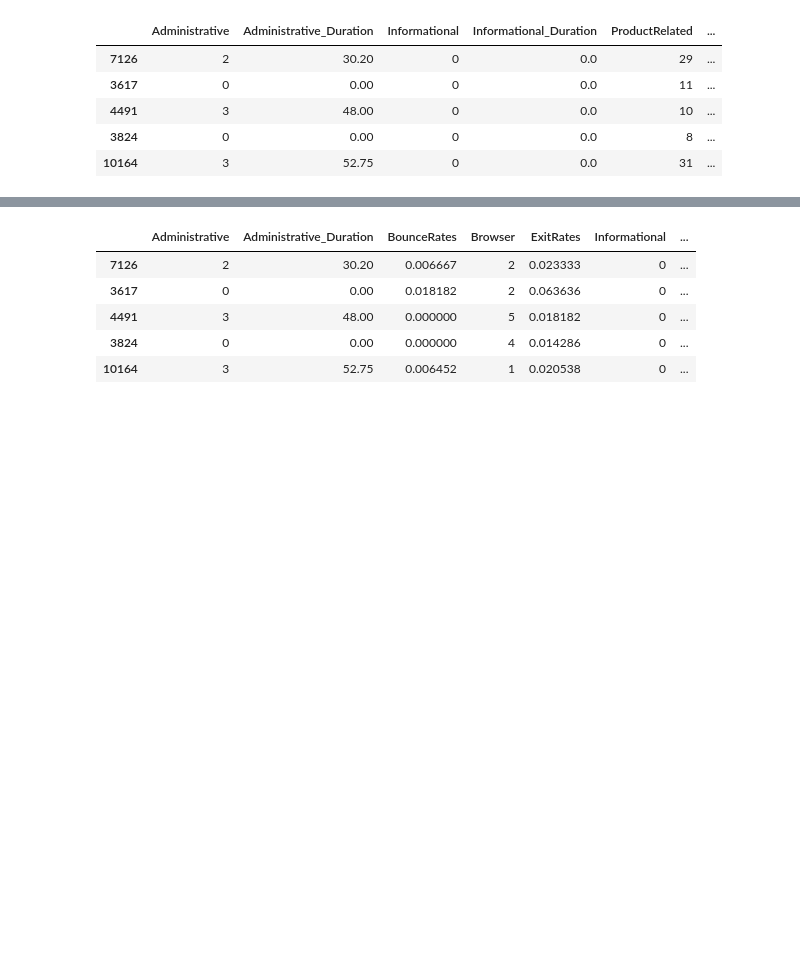
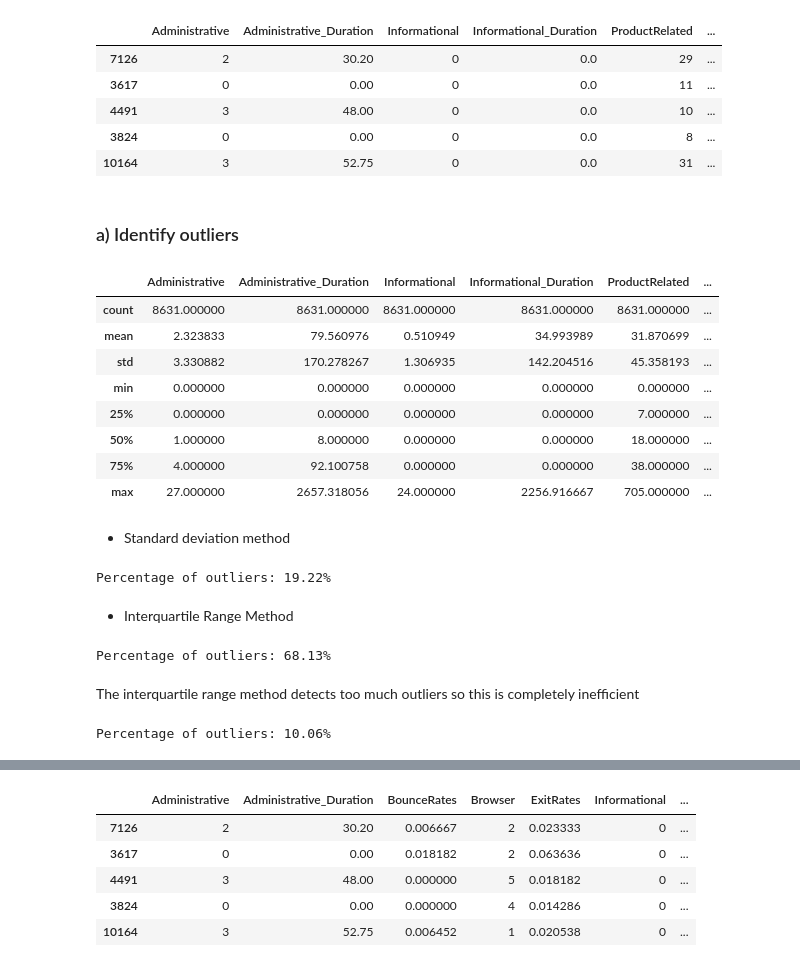
Before and after one commit to camphong24032002/Assignment3-PDS, a Jupyter notebook: Assigment3RMIT.ipynb, the cells around one changed output, grey strips where cells are left out. Drawn from its saved outputs; the diff is of its cells as text; code cells hidden in the pictures; blank space fills up the shorter version.

```diff
--- a/Assigment3RMIT.ipynb
+++ b/Assigment3RMIT.ipynb
@@ -57,7 +61,7 @@ False    10422
 True      1908
 Name: Revenue, dtype: int64
 # %%
-y = df['Revenue']
+y = df['Revenue'].replace({True: 1, False: 0})
 X = df.drop('Revenue', axis=1)
 # %% [markdown]
 Below, we would refer to split the data set into train set and test set with ratio of (70%, 30%) of data set. Moreover, from the train set, we continue spliting a part of it for validation set with ratio of (80%, 20%) of train set.
@@ -130,0 +135,47 @@ nume_cols = X.columns.drop(cate_cols)
+# %% [markdown]
+### a) Identify outliers
+# %%
+X_df.describe()
+# %% [output]
+|  | Administrative | Administrative_Duration | Informational | Informational_Duration | ProductRelated | ... |
+| count | 8631.000000 | 8631.000000 | 8631.000000 | 8631.000000 | 8631.000000 | ... |
+| mean | 2.323833 | 79.560976 | 0.510949 | 34.993989 | 31.870699 | ... |
+| std | 3.330882 | 170.278267 | 1.306935 | 142.204516 | 45.358193 | ... |
+| min | 0.000000 | 0.000000 | 0.000000 | 0.000000 | 0.000000 | ... |
+| 25% | 0.000000 | 0.000000 | 0.000000 | 0.000000 | 7.000000 | ... |
+| 50% | 1.000000 | 8.000000 | 0.000000 | 0.000000 | 18.000000 | ... |
+| 75% | 4.000000 | 92.100758 | 0.000000 | 0.000000 | 38.000000 | ... |
+| max | 27.000000 | 2657.318056 | 24.000000 | 2256.916667 | 705.000000 | ... |
+# %% [markdown]
+* Standard deviation method
+# %%
+data_mean, data_std = np.mean(train_X_df[nume_cols]), np.std(train_X_df[nume_cols])
+# identify outliers
+cut_off = data_std * 3
+lower, upper = data_mean - cut_off, data_mean + cut_off
+outlier_std_df = train_X_df[~((train_X_df[nume_cols] < lower) | (train_X_df[nume_cols] > upper)).any(axis=1)]
+print('Percentage of outliers: ',round((1-len(outlier_std_df)/len(train_X_df))*100, 2),'%', sep='')
+# %% [output]
+Percentage of outliers: 19.22%
+# %% [markdown]
+* Interquartile Range Method
+# %%
+Q1 = train_X_df[nume_cols].quantile(0.25)
+Q3 = train_X_df[nume_cols].quantile(0.75)
+IQR = Q3 - Q1
+
+outlier_iqr_df = train_X_df[~((train_X_df[nume_cols] < (Q1 - 1.5 * IQR)) |(train_X_df[nume_cols] > (Q3 + 1.5 * IQR))).any(axis=1)]
+print('Percentage of outliers: ',round((1-len(outlier_iqr_df)/len(X_df))*100, 2),'%', sep='')
+# %% [output]
+Percentage of outliers: 68.13%
+# %% [markdown]
+The interquartile range method detects too much outliers so this is completely inefficient
+# %%
+lof = LocalOutlierFactor()
+yhat = lof.fit_predict(train_X_df[nume_cols])
+mask = yhat != -1
+outlier_aod_df = train_X_df.iloc[mask]
+outlier_aod_y_df = train_y_sr.iloc[mask]
+print('Percentage of outliers: ',round((1-len(outlier_aod_df)/len(train_X_df))*100, 2),'%', sep='')
+# %% [output]
+Percentage of outliers: 10.06%
```
Also changed, not shown: parts of 36 cells of this notebook.
